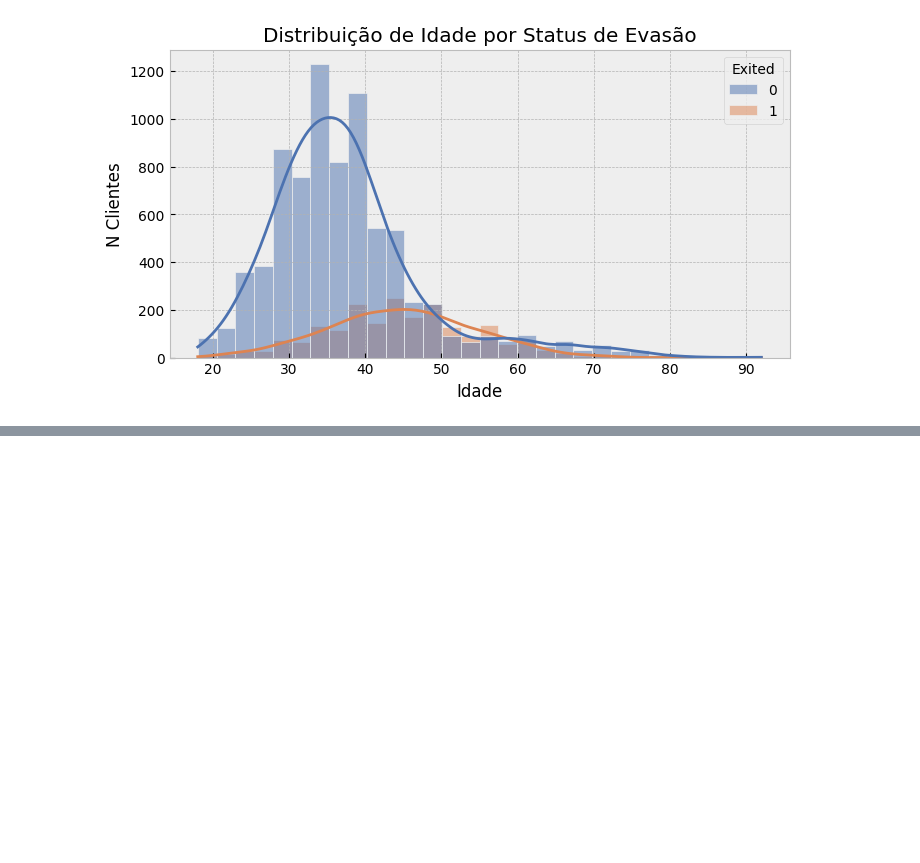
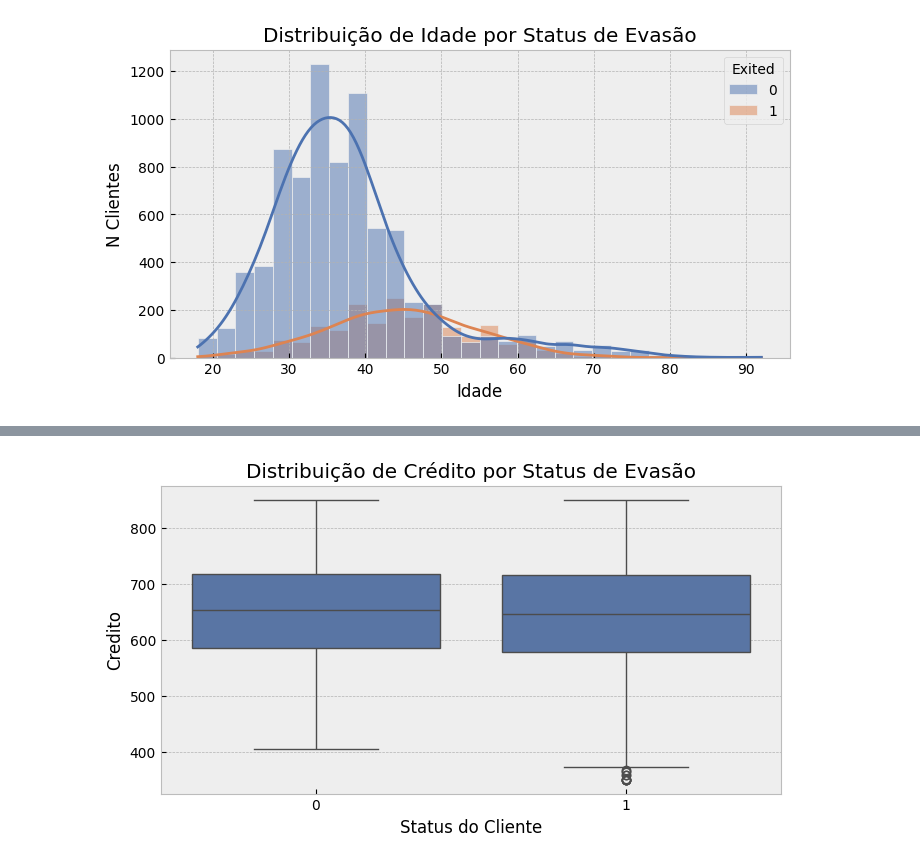
Before and after one commit to dusouza01/Modelagem-de-Churn, a Jupyter notebook: Portifolio_Churn_Modelling.ipynb, the cells around one changed output, grey strips where cells are left out. Cells and saved outputs as stored; diff of their text form; code cells hidden in the pictures; blank space fills up the shorter version.

```diff
--- a/Portifolio_Churn_Modelling.ipynb
+++ b/Portifolio_Churn_Modelling.ipynb
@@ -323,0 +383,10 @@ plt.show()
+# %%
+PALETA = ['#4C72B0', '#DD8452']
+plt.figure(figsize=(8, 4))
+sns.boxplot(data=df, x='Exited', y='CreditScore', color=PALETA[0])
+plt.xlabel('Status do Cliente')
+plt.ylabel('Credito')
+plt.title('Distribuição de Crédito por Status de Evasão')
+plt.show()
+# %% [output]
+[figure, added]
```
Also changed, not shown: parts of 10 cells of this notebook.
